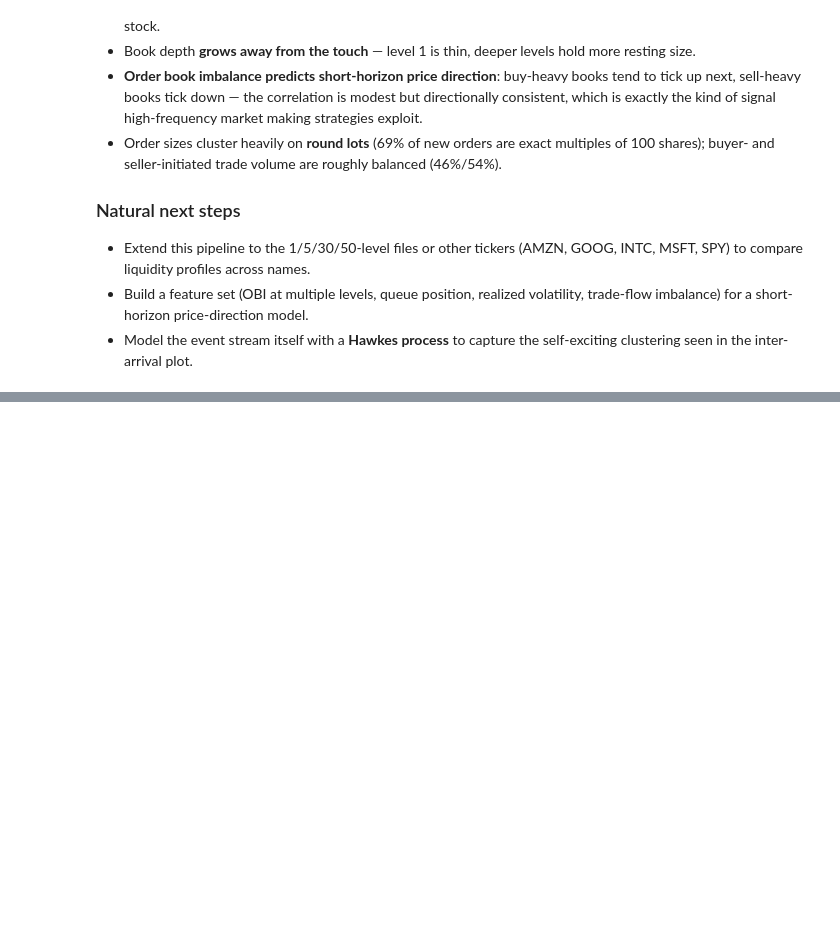
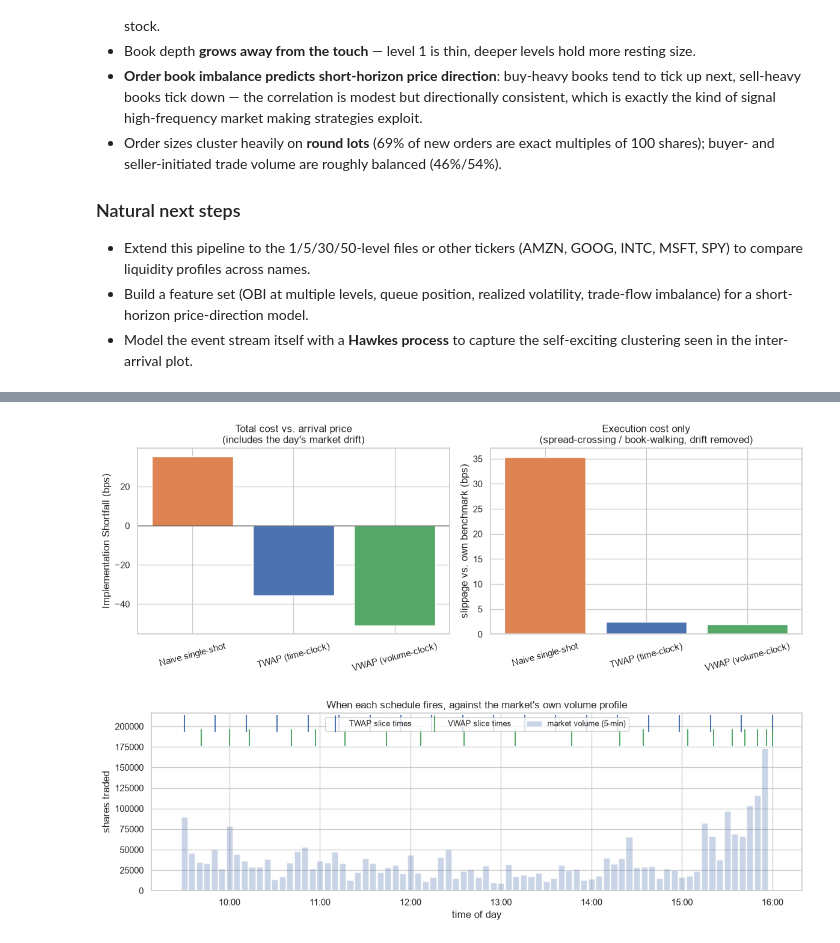
Before and after one commit to yeonjaej/LOB, a Jupyter notebook: data/LOBdata_EDA.ipynb, the cells around one changed output, grey strips where cells are left out. Drawn from its saved outputs; the diff is of its cells as text; code cells hidden in the pictures; blank space fills up the shorter version.

```diff
--- a/data/LOBdata_EDA.ipynb
+++ b/data/LOBdata_EDA.ipynb
@@ -485,0 +835,51 @@ Share of new orders that are an exact multiple of 100 shares: 68.6%
+# %%
+# fixed categorical order/colors, consistent with the rest of the notebook
+method_order = ["Naive single-shot", "TWAP (time-clock)", "VWAP (volume-clock)"]
+method_colors = {"Naive single-shot": "#DD8452", "TWAP (time-clock)": "#4C72B0", "VWAP (volume-clock)": "#55A868"}
+plot_df = comparison.loc[method_order]
+
+fig, axes = plt.subplots(1, 2, figsize=(12, 4.5))
+
+axes[0].bar(plot_df.index, plot_df["IS_bps"], color=[method_colors[m] for m in plot_df.index])
+axes[0].axhline(0, color="black", linewidth=0.8)
+axes[0].set_ylabel("Implementation Shortfall (bps)")
+axes[0].set_title("Total cost vs. arrival price\n(includes the day's market drift)")
+axes[0].tick_params(axis="x", rotation=15)
+
+axes[1].bar(plot_df.index, plot_df["vs_benchmark_bps"], color=[method_colors[m] for m in plot_df.index])
+axes[1].axhline(0, color="black", linewidth=0.8)
+axes[1].set_ylabel("slippage vs. own benchmark (bps)")
+axes[1].set_title("Execution cost only\n(spread-crossing / book-walking, drift removed)")
+axes[1].tick_params(axis="x", rotation=15)
+
+plt.tight_layout()
+plt.show()
+
+# where each schedule actually fires, against the day's volume profile — kept on a
+# single y-axis (volume) with schedule ticks drawn at fixed fractions of its own
+# range, rather than a second twinx() scale
+fig, ax = plt.subplots(figsize=(12, 4))
+volume_by_min = trades.set_index("time").groupby(pd.Grouper(freq="5min"))["size"].sum()
+ax.bar(volume_by_min.index, volume_by_min.values, width=0.0028, color="#4C72B0", alpha=0.3, label="market volume (5-min)")
+
+y_max = volume_by_min.max()
+ax.set_ylim(0, y_max * 1.25)
+
+twap_times_dt = pd.to_datetime(trades_df["time_sec"], unit="s", origin=pd.Timestamp("2012-06-21"))
+vwap_times_dt = pd.to_datetime(trades_vwap["time_sec"], unit="s", origin=pd.Timestamp("2012-06-21"))
+ax.scatter(twap_times_dt, [y_max * 1.18] * len(twap_times_dt),
+           color=method_colors["TWAP (time-clock)"], marker="|", s=400, label="TWAP slice times")
+ax.scatter(vwap_times_dt, [y_max * 1.08] * len(vwap_times_dt),
+           color=method_colors["VWAP (volume-clock)"], marker="|", s=400, label="VWAP slice times")
+
+ax.xaxis.set_major_formatter(mdates.DateFormatter("%H:%M"))
+ax.set_xlabel("time of day")
+ax.set_ylabel("shares traded")
+ax.set_title("When each schedule fires, against the market's own volume profile")
+ax.legend(loc="upper center", fontsize=9, ncol=3)
+
+plt.tight_layout()
+plt.show()
+# %% [output]
+[figure, added]
+[figure, added]
```
Also changed, not shown: parts of 36 cells of this notebook.
